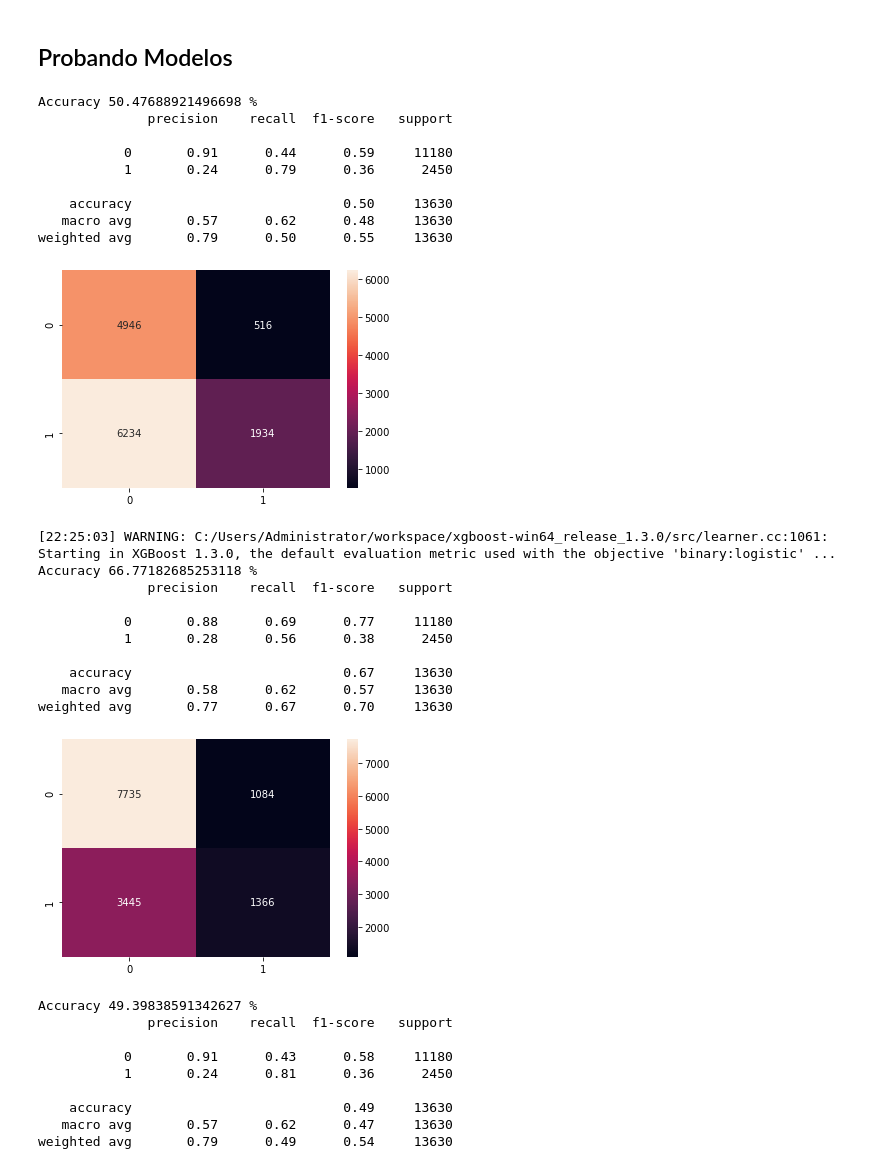
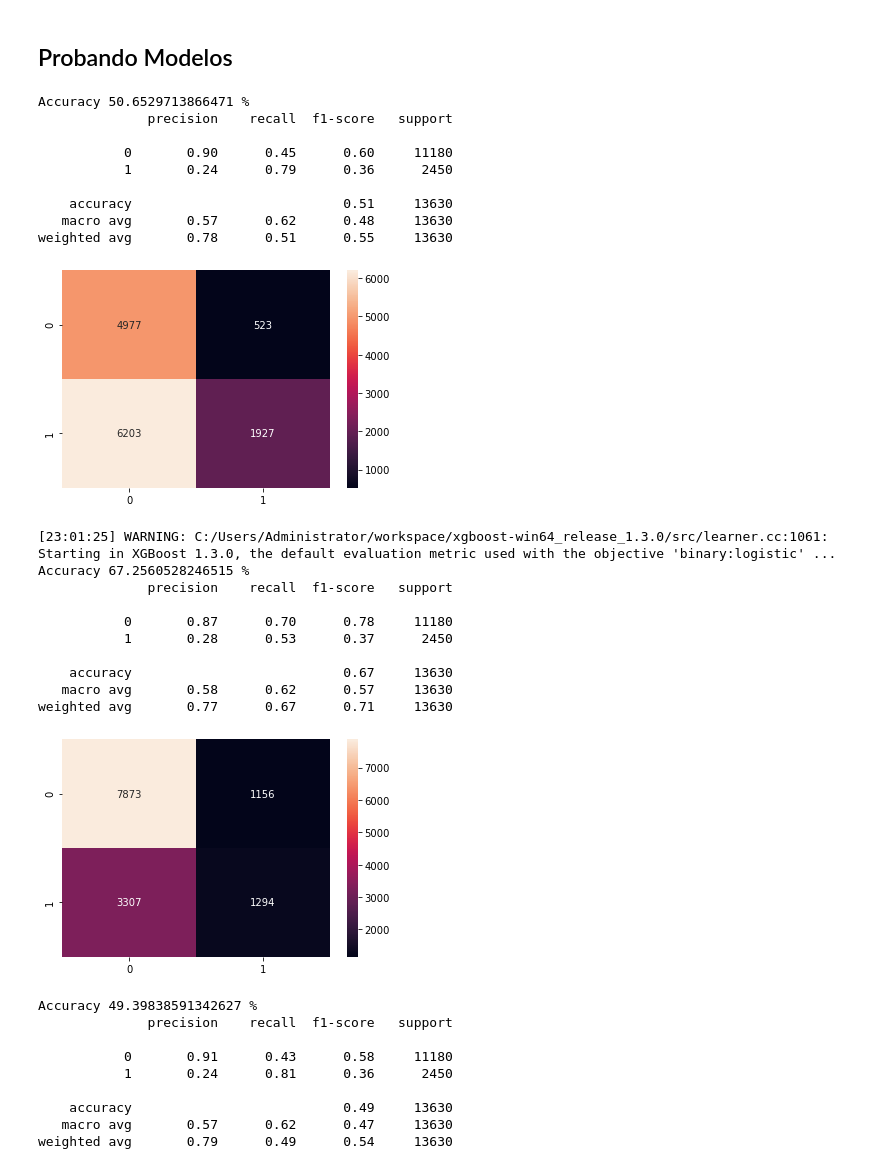
Before and after one commit to marcelotorrescisterna/LatamChallenge, a Jupyter notebook: Solution-Copy2.ipynb, the cells around one changed output. Drawn from its saved outputs; the diff is of its cells as text; code cells hidden in the pictures.

```diff
--- a/Solution-Copy2.ipynb
+++ b/Solution-Copy2.ipynb
@@ -624,7 +629,7 @@ tipovuelo_categ = pd.get_dummies(X["TIPOVUELO"], drop_first = True)
 periododia_categ = pd.get_dummies(X["periodo_dia"], drop_first = True)
 newdest_categ = pd.get_dummies(X["NEWDEST"], drop_first = True)
 opera_categ = pd.get_dummies(X["OPERA"], drop_first = True)
-freq_atraso_siglades_categ = pd.get_dummies(X["freq_atraso_siglades"], drop_first = True)
-freq_atraso_opera_categ = pd.get_dummies(X["freq_atraso_opera"], drop_first = True)
+#freq_atraso_siglades_categ = pd.get_dummies(X["freq_atraso_siglades"], drop_first = True)
+#freq_atraso_opera_categ = pd.get_dummies(X["freq_atraso_opera"], drop_first = True)
 X.drop(["DIANOM" , "TIPOVUELO" , "periodo_dia" , "NEWDEST" , "SIGLADES" , "OPERA" , "freq_atraso_siglades" , "freq_atraso_opera" , "atrasos_des" , "atrasos_opera" ] , axis = 1 , inplace = True)
-X = pd.concat([X , dianom_categ , tipovuelo_categ , periododia_categ , newdest_categ , opera_categ , freq_atraso_siglades_categ , freq_atraso_opera_categ] , axis = 1)
+X = pd.concat([X , dianom_categ , tipovuelo_categ , periododia_categ , newdest_categ , opera_categ] , axis = 1)
@@ -675,36 +674,36 @@ cm = confusion_matrix(y_pred1,y_test)
 sns.heatmap(cm , annot = True , fmt='g')
 print(classification_report(y_test , y_pred1))
 # %% [output]
-Accuracy 50.47688921496698 %
+Accuracy 50.6529713866471 %
               precision    recall  f1-score   support
 
-           0       0.91      0.44      0.59     11180
+           0       0.90      0.45      0.60     11180
            1       0.24      0.79      0.36      2450
 
-    accuracy                           0.50     13630
+    accuracy                           0.51     13630
    macro avg       0.57      0.62      0.48     13630
-weighted avg       0.79      0.50      0.55     13630
+weighted avg       0.78      0.51      0.55     13630
 [figure]
 # %%
-model = xgb.XGBClassifier(objective ='binary:logistic', learning_rate = 0.001, max_depth = 100, n_estimators = 1000,use_label_encoder =False , scale_pos_weight = 4)
+model = xgb.XGBClassifier(objective ='binary:logistic', learning_rate = 0.01, max_depth = 100, n_estimators = 1000,use_label_encoder =False , scale_pos_weight = 4)
 model.fit(X_train, y_train)
 y_pred = model.predict(X_test)
 print('Accuracy {} %'.format(100 * accuracy_score(y_test,y_pred)))
 cm = confusion_matrix(y_pred,y_test)
 sns.heatmap(cm , annot = True , fmt='g')
 print(classification_report(y_test , y_pred))
 # %% [output]
-[22:25:03] WARNING: C:/Users/Administrator/workspace/xgboost-win64_release_1.3.0/src/learner.cc:1061: Starting in XGBoost 1.3.0, the default evaluation metric used with the objective 'binary:logistic' ...
-Accuracy 66.77182685253118 %
+[23:01:25] WARNING: C:/Users/Administrator/workspace/xgboost-win64_release_1.3.0/src/learner.cc:1061: Starting in XGBoost 1.3.0, the default evaluation metric used with the objective 'binary:logistic' ...
+Accuracy 67.2560528246515 %
               precision    recall  f1-score   support
 
-           0       0.88      0.69      0.77     11180
-           1       0.28      0.56      0.38      2450
+           0       0.87      0.70      0.78     11180
+           1       0.28      0.53      0.37      2450
 
     accuracy                           0.67     13630
    macro avg       0.58      0.62      0.57     13630
-weighted avg       0.77      0.67      0.70     13630
+weighted avg       0.77      0.67      0.71     13630
-[figure, old version]
+[figure, new version]
 # %%
 from sklearn import svm
 model = svm.SVC(kernel="linear", class_weight={1: 6})
```
Also changed, not shown: parts of 3 cells of this notebook, 1 other file.
